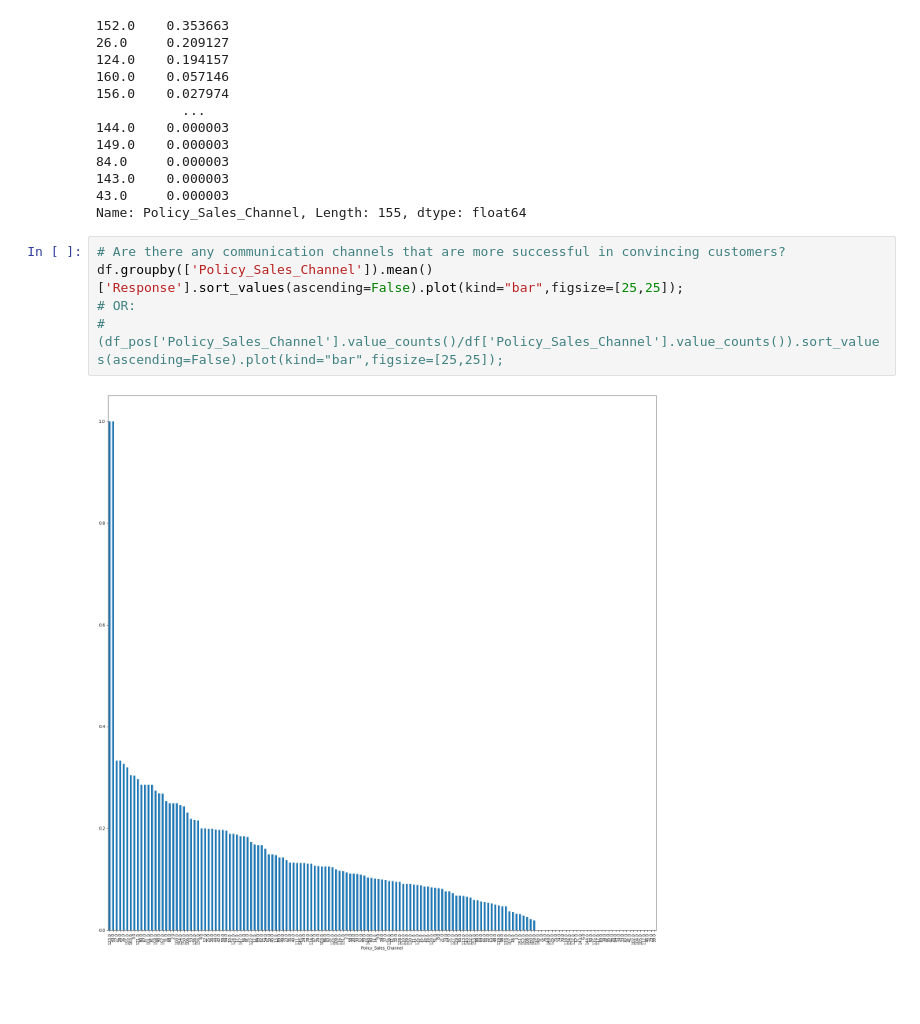
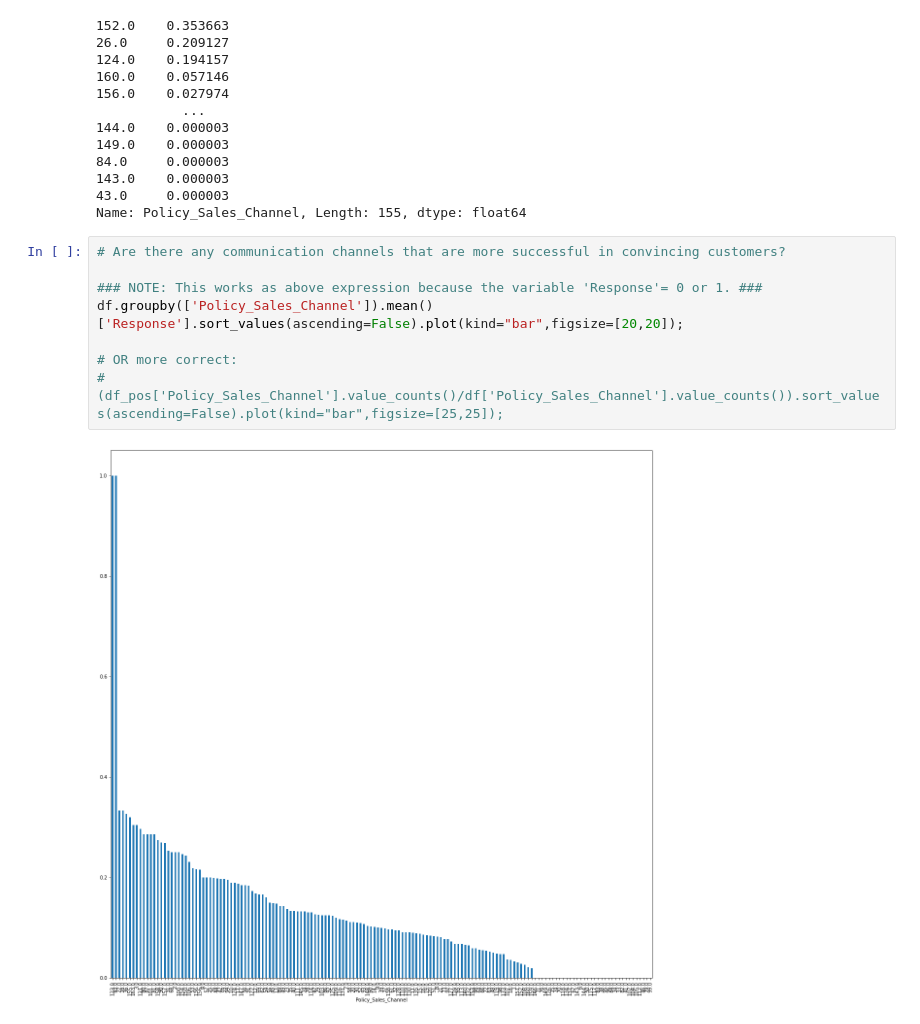
Before and after one commit to asyntychaki/Health-Insurance-Cross-Sell, a Jupyter notebook: 2-Channels-Insurance.ipynb, the cells around one changed output. Saved outputs shown, nothing was run; the diff lists cells and outputs as text; blank space fills up the shorter version.

```diff
--- a/2-Channels-Insurance.ipynb
+++ b/2-Channels-Insurance.ipynb
@@ -50,8 +50,11 @@ df['Policy_Sales_Channel'].value_counts(normalize=True)
 Name: Policy_Sales_Channel, Length: 155, dtype: float64
 # %%
 # Are there any communication channels that are more successful in convincing customers?
-df.groupby(['Policy_Sales_Channel']).mean()['Response'].sort_values(ascending=False).plot(kind="bar",figsize=[25,25]);
-# OR:
+
+### NOTE: This works as above expression because the variable 'Response'= 0 or 1. ###
+df.groupby(['Policy_Sales_Channel']).mean()['Response'].sort_values(ascending=False).plot(kind="bar",figsize=[20,20]);
+
+# OR more correct:
 #(df_pos['Policy_Sales_Channel'].value_counts()/df['Policy_Sales_Channel'].value_counts()).sort_values(ascending=False).plot(kind="bar",figsize=[25,25]);
 # %% [output]
-[figure, old version]
+[figure, new version]
```
Also changed, not shown: 4 other files.
